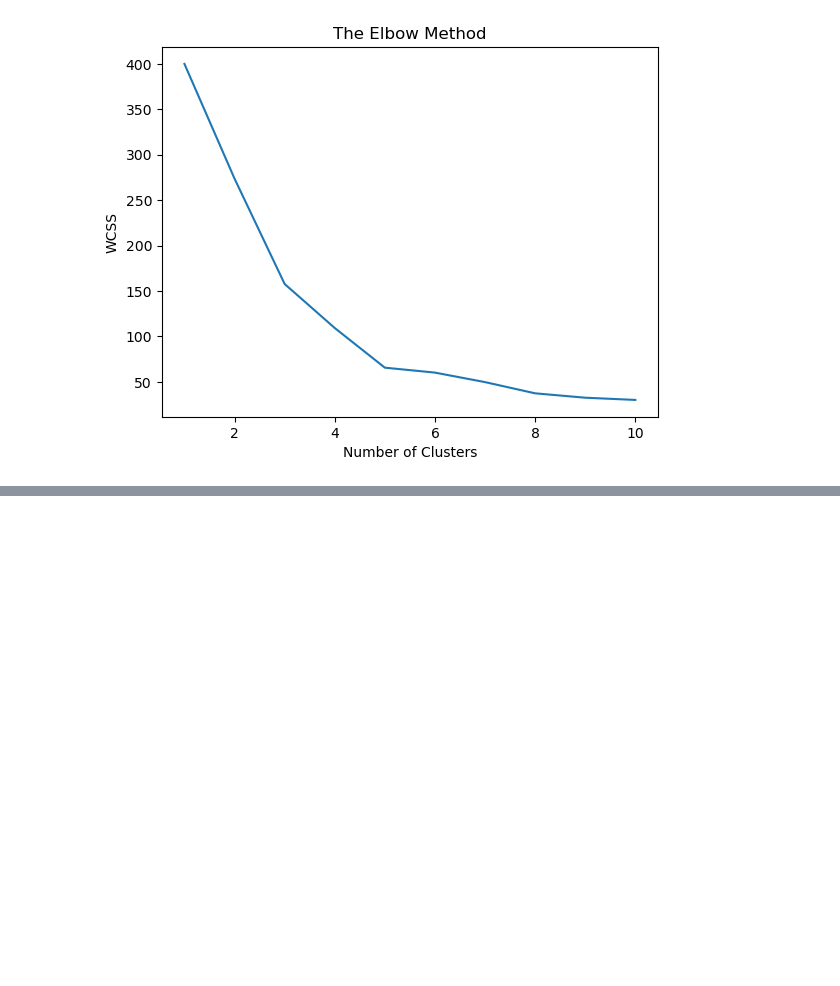
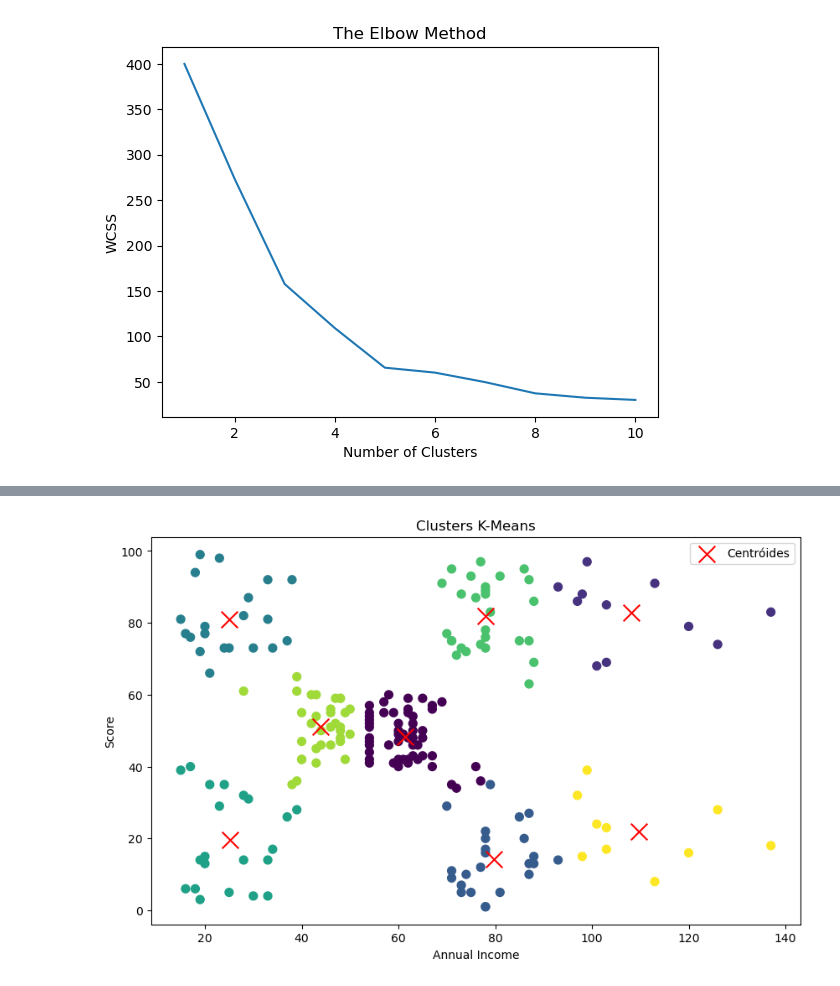
Before and after one commit to GabCosNev/Clustering, a Jupyter notebook: K_means/K_means.ipynb, the cells around one changed output, grey strips where cells are left out. Cells and saved outputs as stored; diff of their text form; code cells hidden in the pictures; blank space fills up the shorter version.

Commit message:
Correção do gráfico, e Arrumar código

```diff
--- a/K_means/K_means.ipynb
+++ b/K_means/K_means.ipynb
@@ -15,45 +19,24 @@ X = data.iloc[:, 3:5].values
 # %%
-from sklearn.preprocessing import StandardScaler
 sc = StandardScaler()
-X = sc.fit_transform(X)
+X_Score_Income = sc.fit_transform(X_Score_Income)
 # %%
-from sklearn.cluster import KMeans
-
-# Inicializa uma lista para armazenar a soma dos quadrados dentro dos clusters (WCSS)
 wcss = []
-
-# Loop para testar de 1 a 10 clusters
 for i in range(1, 11):
-    # Cria um objeto KMeans com o número atual de clusters 'i'
-    # 'init' define o método de inicialização, aqui usando 'k-means++'
-    # 'random_state' garante que os resultados sejam reprodutíveis
     kmeans = KMeans(n_clusters=i, init='k-means++', random_state=42)
-
-    # Ajusta o modelo KMeans aos dados X
-    kmeans.fit(X)
-
+    kmeans.fit(X_Score_Income)
     # Adiciona a inércia (WCSS) à lista
     wcss.append(kmeans.inertia_)
 
-# Plota o gráfico da soma dos quadrados dentro dos clusters em relação ao número de clusters
 plt.plot(range(1, 11), wcss)
-
-# Define o título do gráfico
 plt.title('The Elbow Method')
-
-# Rotula o eixo x com o número de clusters
 plt.xlabel('Number of Clusters')
-
-# Rotula o eixo y com WCSS
 plt.ylabel('WCSS')
-
-# Exibe o gráfico
 plt.show()
 # %% [output]
 [figure]
 # %%
-kmeans = KMeans(n_clusters = 6, init = 'k-means++', random_state = 42)
-y_kmeans = kmeans.fit_predict(X) # Cria uma coluna dependente para as var
+kmeans = KMeans(n_clusters = 8, init = 'k-means++', random_state = 42)
+y_kmeans = kmeans.fit_predict(X_Score_Income) # Cria uma coluna dependente para as var
 # %%
 y_kmeans
 # %% [output]
@@ -70,4 +53,4 @@ array([5, 2, 4, 2, 5, 2, 4, 2, 4, 2, 4, 2, 4, 2, 4, 2, 5, 2, 5, 2, 5, 2,
 # %%
 centroids_scaled = kmeans.cluster_centers_
 centroids = sc.inverse_transform(centroids_scaled)
-X = sc.inverse_transform(X)
+X_Score_Income = sc.inverse_transform(X_Score_Income)
@@ -163,0 +57,11 @@ Comprimento de cada coluna: [84, 84, 84, 84]
+# %%
+    plt.figure(figsize=(10, 6))
+    plt.scatter(X_Score_Income[:, 0], X_Score_Income[:, 1], c=y_kmeans, s=50, cmap='viridis')
+    plt.scatter(centroids[:, 0], centroids[:, 1], color='red', marker='x', s=200, label='Centróides')
+    plt.title('Clusters K-Means')
+    plt.xlabel('Annual Income')
+    plt.ylabel('Score')
+    plt.legend()
+    plt.show()
+# %% [output]
+[figure, added]
```
Also changed, not shown: parts of 8 cells of this notebook.
